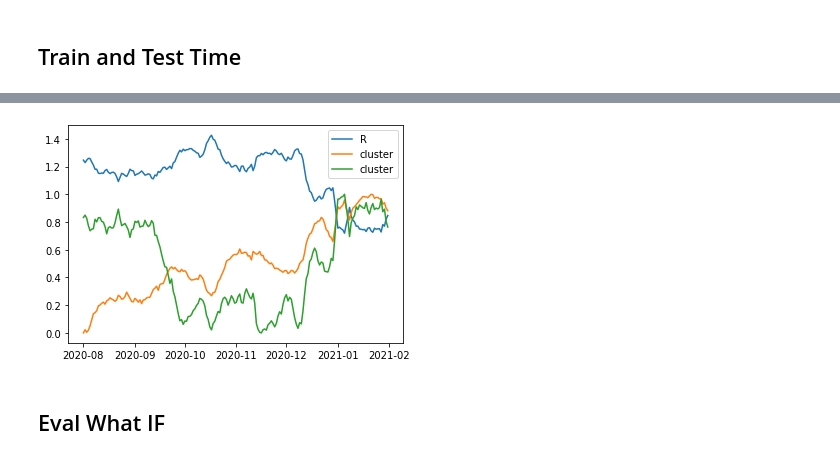
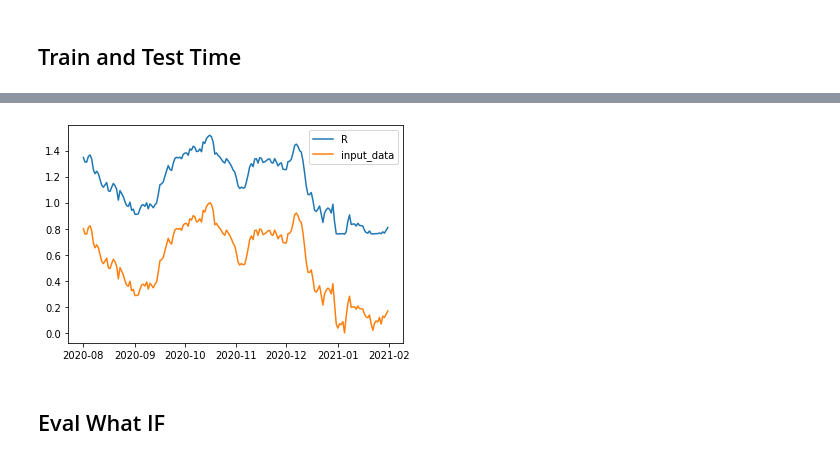
Before and after one commit to anuarsantoyo/master-thesis, a Jupyter notebook: model/model_optimization_alldata.ipynb, the cells around one changed output, grey strips where cells are left out. Saved outputs shown, nothing was run; the diff lists cells and outputs as text; code cells hidden in the pictures.

Commit message:
added comparison model experiments

```diff
--- a/model/model_optimization_alldata.ipynb
+++ b/model/model_optimization_alldata.ipynb
@@ -71,0 +85,13 @@ df_obs.head(3)
+# %%
+if input_type == 'factor_data':
+  input_data_cols = ['F0_cautious_behaviour']#['F0_cautious_behaviour', 'F1_perception_advice', 'F2_applicability_usefullness_advice', 'F3_behaviour_others', 'F4_consequence_advice']
+  factor_cols = get_factor_cols()
+  input_data = get_model_input(start=start_time, end=end_time, split_date=None, path='data/modeling/fa_data_model_input.csv', rolling_avg=7)
+  df_input_data = pd.DataFrame(data=input_data, columns=factor_cols)
+  input_data = df_input_data[input_data_cols].to_numpy()
+elif input_type == 'group_data':
+  input_data = get_model_input(start=start_time, end=end_time, split_date=None, path='data/modeling/group_percentage_non_careful.csv', rolling_avg=7)
+  input_data_cols = ''
+
+input_data_size = input_data.shape[1]
+input_data_size
@@ -77,8 +108,12 @@ df_obs.head(3)
 cero = torch.tensor(0., requires_grad=False, device=device, dtype=dtype)
 # %% [markdown]
 ### Initialize method parameter
-# %%
-method = Linear(device=device, dtype=dtype, input_size=2)
+# %%
+if method_type == 'linear':
+  method = Linear(device=device, dtype=dtype, input_size=input_data_size)
+
+elif method_type == 'nn':
+  method = NN(device=device, dtype=dtype, input_size=input_data_size)
 # %% [markdown]
 ### Initialize alpha and phi
 # %%
@@ -94,3 +126,0 @@ dict_param
-# %%
-input_data = get_model_input(start=start_time, end=end_time, split_date=None, path='data/modeling/fa_data_model_input_2.csv', rolling_avg=7)
-input_data.shape
@@ -181,11 +209,11 @@ plt.show()
 # %%
-# Plot R-Value & Cluster Percentage
+# Plot R-Value & Input Data
 plt.plot(df_obs['Date'], method.calculate_R(input_data).cpu().detach().numpy(), label='R')
-plt.plot(df_obs['Date'], input_data, label='cluster')
+plt.plot(df_obs['Date'], input_data, label='input_data')
 plt.legend()
 plt.show()
 # %% [output]
-[figure, old version]
+[figure, new version]
 # %% [markdown]
 ## Eval What IF
 # %%
```
Also changed, not shown: parts of 30 cells of this notebook, 9 other files.
